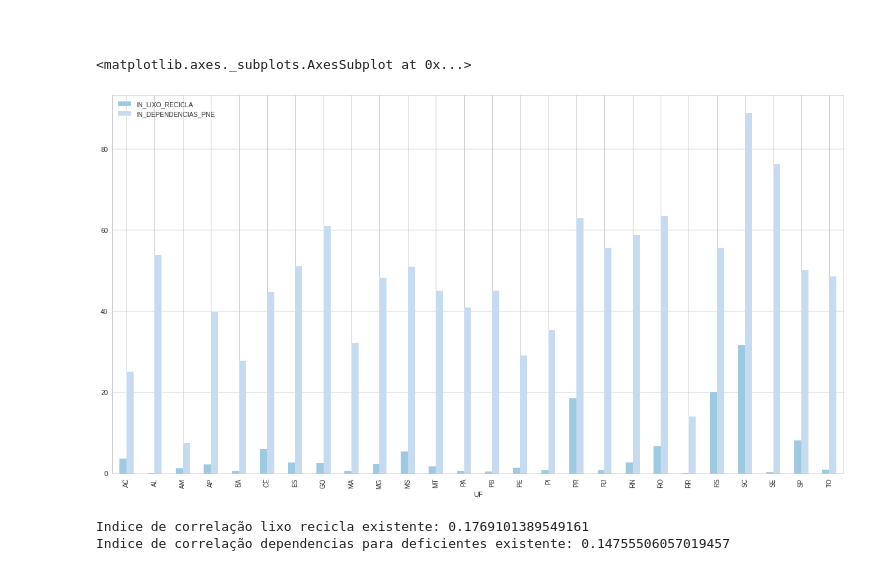
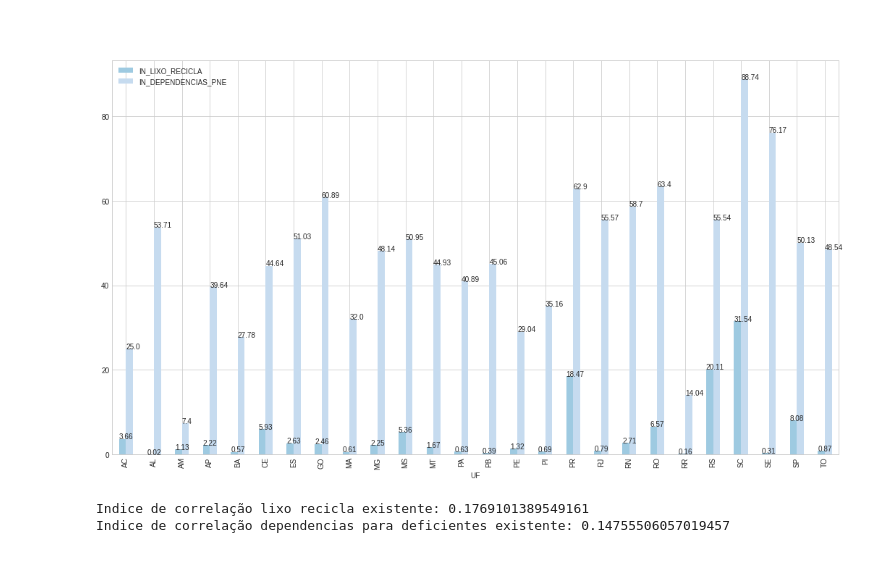
Before and after one commit to matteushc/tcc, a Jupyter notebook: 07-juncao_dados.ipynb, the cells around one changed output. Cells and saved outputs as stored; diff of their text form; code cells hidden in the pictures.

```diff
--- a/07-juncao_dados.ipynb
+++ b/07-juncao_dados.ipynb
@@ -71,8 +71,6 @@ final.head()
 # %%
 final['VL_DESPESA_PAG_ED_CID'] = round(final['VL_DESPESA_PAGA_EDUCACAO'] / final['NUM_POPULACAO'], 2)
 final['VL_RECEITA_CID'] = round(final['VL_RECEITA_REALIZADA'] / final['NUM_POPULACAO'], 2)
-
-final['VL_DESPESA_ORC_CID'] = round(final['VL_DESPESA_ORCADA_EDUCACAO'] / final['NUM_POPULACAO'], 2)
 # %%
 final.head()
 # %% [output]
@@ -288,10 +275,11 @@ Indice de correlação area verde existente: 0.16647227737866346
 # %%
 dependencias_lixo = final[['UF', 'IN_LIXO_RECICLA', 'IN_DEPENDENCIAS_PNE']].groupby('UF') \
             .agg(lambda x: x.mean())
-dependencias_lixo.plot(kind='bar', figsize=(18,10), color=['#9ecae1', '#c6dbef'])
+ax = dependencias_lixo.plot(kind='bar', figsize=(18,10), color=['#9ecae1', '#c6dbef'])
+for p in ax.patches:
+    ax.annotate(str(round(p.get_height(),2)), (p.get_x(), p.get_height()))
 # %% [output]
-<matplotlib.axes._subplots.AxesSubplot at 0x...>
-[figure, old version]
+[figure, new version]
 # %%
 print('Indice de correlação lixo recicla existente: ' \
       + str(final['NOTA_IDEB'].corr(final['IN_LIXO_RECICLA'])))
```
Also changed, not shown: parts of 31 cells of this notebook, 1 other file.
